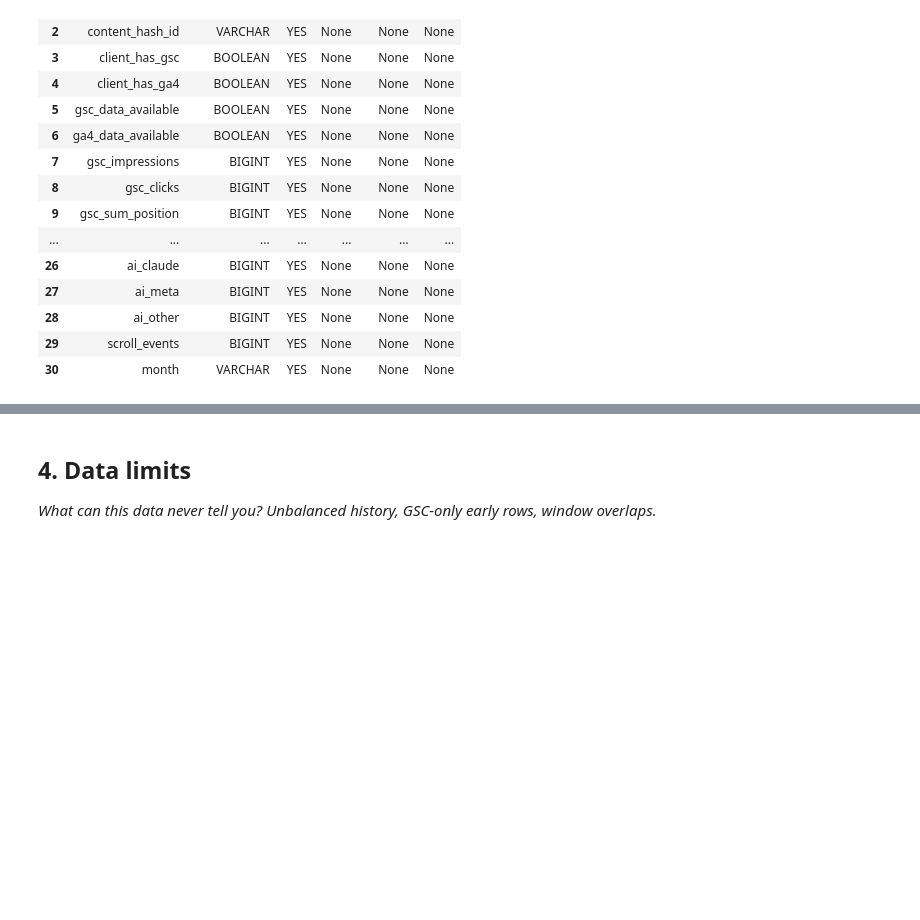
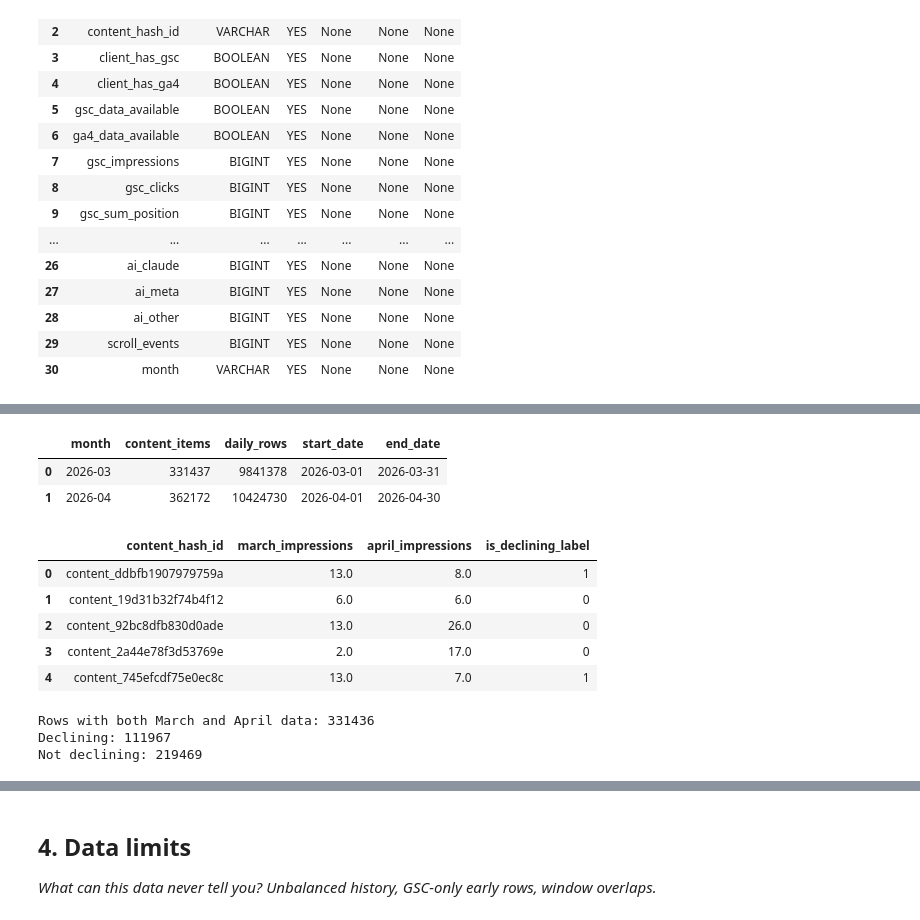
Before and after one commit to aleezafatima-21/Aleeza-flyrank-ml-internship, a Jupyter notebook: work/notebooks/w03_data_contract.ipynb, the cells around one changed output, grey strips where cells are left out. Cells and saved outputs as stored; diff of their text form; code cells hidden in the pictures; blank space fills up the shorter version.

```diff
--- a/work/notebooks/w03_data_contract.ipynb
+++ b/work/notebooks/w03_data_contract.ipynb
@@ -218,0 +296,74 @@ display(columns)
+# %%
+coverage_check = con.execute("""
+    SELECT
+        month,
+        COUNT(DISTINCT content_hash_id) AS content_items,
+        COUNT(*) AS daily_rows,
+        MIN(report_date) AS start_date,
+        MAX(report_date) AS end_date
+    FROM read_parquet([
+        'hf://datasets/FlyRank/internship-warehouse/fact_content_daily_performance/month=2026-03/*.parquet',
+        'hf://datasets/FlyRank/internship-warehouse/fact_content_daily_performance/month=2026-04/*.parquet'
+    ])
+    GROUP BY month
+    ORDER BY month
+""").df()
+
+display(coverage_check)
+# %% [output]
+|  | month | content_items | daily_rows | start_date | end_date |
+| 0 | 2026-03 | 331437 | 9841378 | 2026-03-01 | 2026-03-31 |
+| 1 | 2026-04 | 362172 | 10424730 | 2026-04-01 | 2026-04-30 |
+# %%
+label_data = con.execute("""
+    WITH march AS (
+        SELECT
+            content_hash_id,
+            SUM(gsc_impressions) AS march_impressions
+        FROM read_parquet(
+            'hf://datasets/FlyRank/internship-warehouse/fact_content_daily_performance/month=2026-03/*.parquet'
+        )
+        GROUP BY content_hash_id
+    ),
+
+    april AS (
+        SELECT
+            content_hash_id,
+            SUM(gsc_impressions) AS april_impressions
+        FROM read_parquet(
+            'hf://datasets/FlyRank/internship-warehouse/fact_content_daily_performance/month=2026-04/*.parquet'
+        )
+        GROUP BY content_hash_id
+    )
+
+    SELECT
+        march.content_hash_id,
+        march.march_impressions,
+        april.april_impressions,
+
+        CASE
+            WHEN april.april_impressions < march.march_impressions
+            THEN 1
+            ELSE 0
+        END AS is_declining_label
+
+    FROM march
+    INNER JOIN april
+        ON march.content_hash_id = april.content_hash_id
+""").df()
+
+display(label_data.head())
+
+print("Rows with both March and April data:", len(label_data))
+print("Declining:", label_data["is_declining_label"].sum())
+print("Not declining:", (label_data["is_declining_label"] == 0).sum())
+# %% [output]
+|  | content_hash_id | march_impressions | april_impressions | is_declining_label |
+| 0 | content_ddbfb1907979759a | 13.0 | 8.0 | 1 |
+| 1 | content_19d31b32f74b4f12 | 6.0 | 6.0 | 0 |
+| 2 | content_92bc8dfb830d0ade | 13.0 | 26.0 | 0 |
+| 3 | content_2a44e78f3d53769e | 2.0 | 17.0 | 0 |
+| 4 | content_745efcdf75e0ec8c | 13.0 | 7.0 | 1 |
+Rows with both March and April data: 331436
+Declining: 111967
+Not declining: 219469
```
Also changed, not shown: parts of 12 cells of this notebook.
